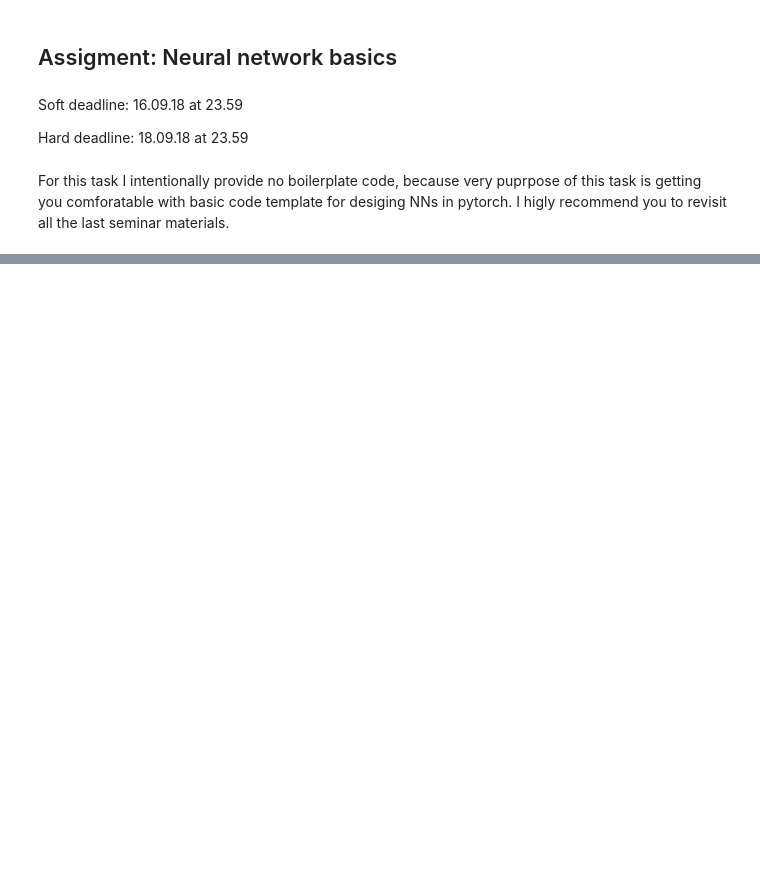
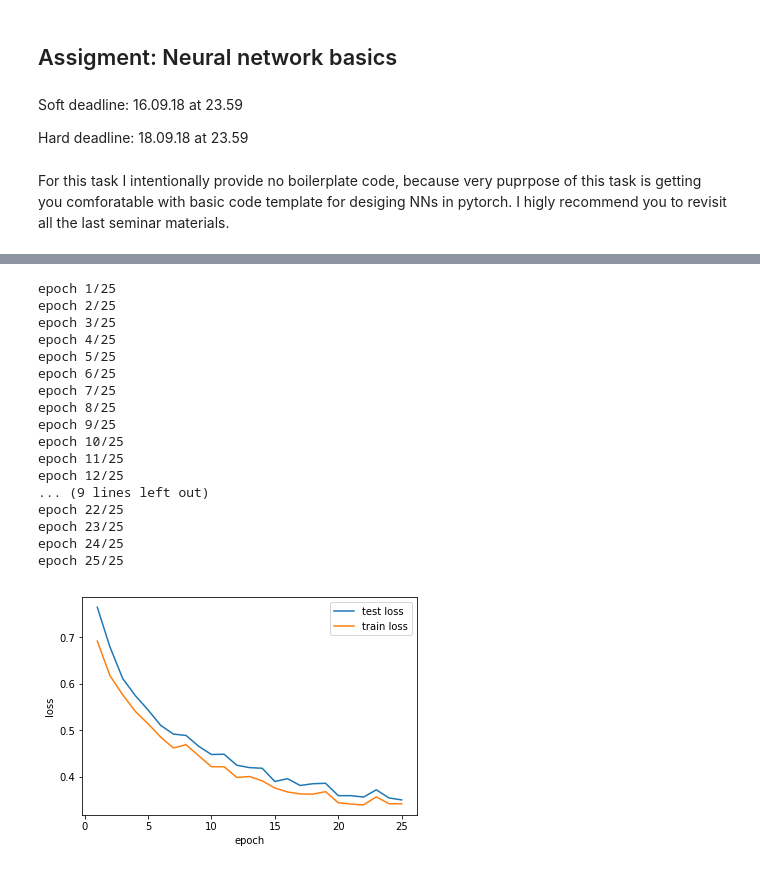
Before and after one commit to maxkvant/DeepLearningHw, a Jupyter notebook: 01/task_2.ipynb, the cells around one changed output, grey strips where cells are left out. Cells and saved outputs as stored; diff of their text form; code cells hidden in the pictures; blank space fills up the shorter version.

```diff
--- a/01/task_2.ipynb
+++ b/01/task_2.ipynb
@@ -35,3 +35,9 @@ learing_rate = 0.01
+# %%
+torch.manual_seed(63997)
+
+device = torch.device('cpu')
+
+image_sz = 28
 # %%
 dataset_dir = "fasion_mnist"
 transform = transforms.Compose([
@@ -46,2 +52,0 @@ test_dataloader = DataLoader(dataset=test_dataset, batch_size=batch_size, shuffl
-# %%
-device = torch.device('cuda' if torch.cuda.is_available() else 'cpu')
@@ -73,39 +111,65 @@ tensor([[[-1.0000, -1.0000, -1.0000, -1.0000, -1.0000, -1.0000, -1.0000,
 # %%
 class Net(nn.Module):
     def __init__(self, size_n=28, size_m=28, classes=10):
         super(Net, self).__init__()
         kernel = 5
         conv_channels_1 = 4
         conv_channels_2 = 10
-        hidden_layer_size = 15
+        hidden_layer_size = 30
+        padding = kernel // 2
         max_pool_size = 2
 
         self.size_n = size_n
         self.size_m = size_m
 
         self.conv1 = nn.Sequential(
-            nn.Conv2d(1, conv_channels_1, kernel_size=kernel),
+            nn.Conv2d(1, conv_channels_1, kernel_size=kernel, padding=padding),
+            nn.ReLU(),
             nn.MaxPool2d(max_pool_size)
         )
         self.conv2 = nn.Sequential(
-            nn.Conv2d(conv_channels_1, conv_channels_2, kernel_size=5),
-            nn.MaxPool2d(max_pool_size)
+            nn.Conv2d(conv_channels_1, conv_channels_2, kernel_size=kernel, padding=padding),
+            nn.ReLU()
         )
-        size_n = (size_n - kernel + 1) // max_pool_size
-        size_n = (size_n - kernel + 1) // max_pool_size
-
-        size_m = (size_m - kernel + 1) // max_pool_size
-        size_m = (size_m - kernel + 1) // max_pool_size
+        self.conv3 = nn.Sequential(
+            nn.Conv2d(conv_channels_2, conv_channels_2, kernel_size=kernel, padding=padding),
+            nn.ReLU()
+        )
+        size_n = size_n // max_pool_size
+        size_m = size_m // max_pool_size
 
         self.lin1 = nn.Linear(size_n * size_m * conv_channels_2, hidden_layer_size)
         self.lin2 = nn.Linear(hidden_layer_size, classes)
 
+
     def forward(self, x):
-        x = F.relu(self.conv1(x))
-        x = F.relu(self.conv2(x))
+        x = self.conv1(x)
+        x = self.conv2(x)
+        x = self.conv3(x)
         x = x.view(-1, x[0].numel())
         x = F.relu(self.lin1(x))
         x = self.lin2(x)
         return x
 
-net = Net()
+
+model = Net().to(device)
+train(model, train_dataset, test_dataset, epochs=25, learning_rate=5e-4)
+# %% [output]
+epoch 1/25
+epoch 2/25
+epoch 3/25
+epoch 4/25
+epoch 5/25
+epoch 6/25
+epoch 7/25
+epoch 8/25
+epoch 9/25
+epoch 10/25
+epoch 11/25
+epoch 12/25
+... (9 lines left out)
+epoch 22/25
+epoch 23/25
+epoch 24/25
+epoch 25/25
+[figure, added]
```
Also changed, not shown: parts of 8 cells of this notebook.
